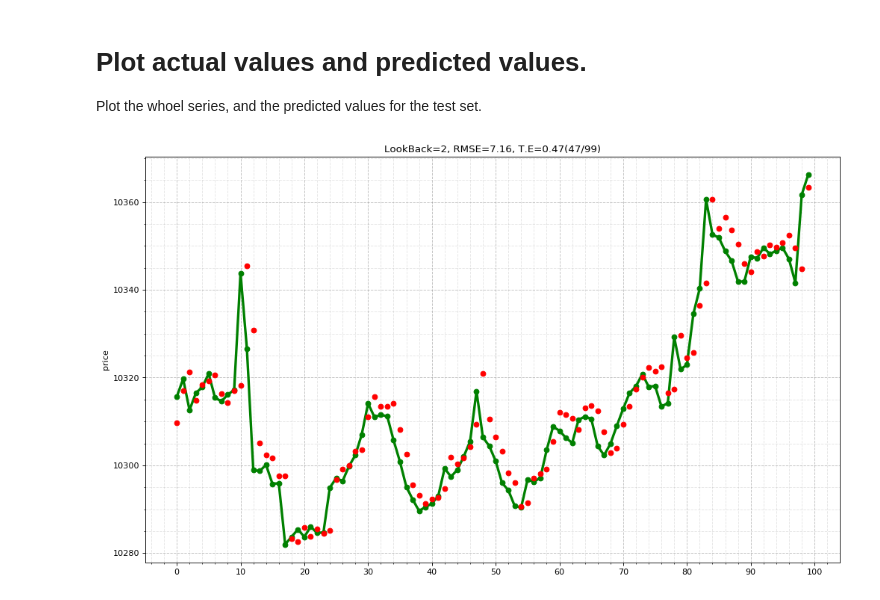
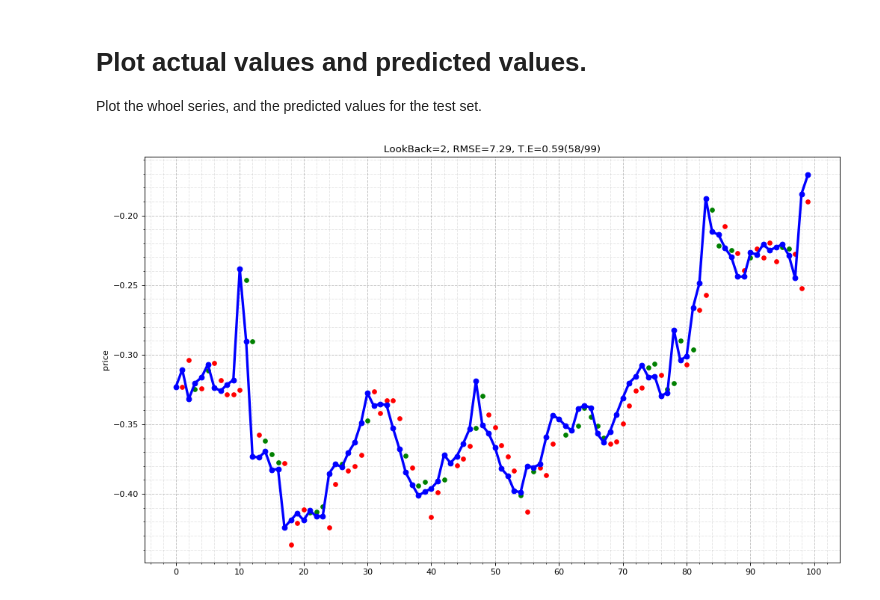
Before and after one commit to renero/sailboatsfactory, a Jupyter notebook: notebooks/experimental/lstm ibex params.ipynb, the cells around one changed output. Cells and saved outputs as stored; diff of their text form; code cells hidden in the pictures.

```diff
--- a/notebooks/experimental/lstm ibex params.ipynb
+++ b/notebooks/experimental/lstm ibex params.ipynb
@@ -31,18 +29,16 @@ def set_parameters():
     params = dict()
     params['file_path'] = '~/Documents/SideProjects/sailboatsfactory/data/ibex_1.csv'
     params['scaler'] = MinMaxScaler(feature_range=(-1, 1))
-
     params['lstm_stateful'] = True
     params['lstm_shuffle'] = True
     params['lstm_loss'] = 'mae'
     params['lstm_optimizer'] = 'adam'
     params['lstm_num_epochs'] = 50
-    params['lstm_batch_size'] = 50
+    params['lstm_batch_size'] = 100
     params['look_back'] = 2
     params['look_forward'] = 1
-
-    params['test_numbatches'] = 2
-    params['keras_verbose_level'] = 2
+    params['test_numbatches'] = 1
+    params['keras_verbose_level'] = 0
     params['delimiter'] = ';'
     params['columNames'] = ['price','var-1','var-2','var-3','var-4','var-5','var-6','var-7',
                           'var-8','var-9','var-10','var-11','var-12','var-13','var-14','var-15']
@@ -261,6 +256,7 @@ def run_pipeline(params):
 params = set_parameters()
 raw_dataset = read_dataset(params)
 adjust_parameters(params)
+
 prepared_dataset = scale_reframe_drop(raw_dataset, params)
 # split dataset intraining and test
 train_X, train_y, test_X, test_y = split_train_test(prepared_dataset, params)
@@ -268,7 +264,8 @@ train_X, train_y, test_X, test_y = split_train_test(prepared_dataset, params)
 model, history = train_model(train_X, train_y, test_X, test_y, params)
 plot_model_training(history)
 # Make a prediction with the model and invert the actual test Y set.
-inv_yhat = predict(model, test_X, params, invert=True)
+yhat = predict(model, test_X, params, invert=False)
+inv_yhat = invert_Y(test_X, yhat, params)
 inv_y = invert_Y(test_X, test_y, params)
 # Compute the errors
 rmse, trend_error = compute_error(inv_y, inv_yhat)
@@ -317,33 +314,44 @@ def setup_plot(title, num_rows=1, num_cols=1):
     plt.title(title)
 
 
-def plot_prediction(inv_y, inv_yhat, title='', timespan_length=0, num_rows=1, num_cols=1, plot_index=1):
+def plot_prediction(Y, Yhat, title='', timespan_length=0, num_rows=1, num_cols=1, plot_index=1):
     setup_plot(title, num_rows, num_cols)
 
     # timespanlength is the total size of the plot, in case we want to share the
     # plot with the training set. If set to zero, it can be easily computed as
     # the size of the Y or Y_hat sets.
     if timespan_length is 0:
-        timespan_length = inv_y.shape[0]
+        timespan_length = Y.shape[0]
 
     # place the values at the end of a large array (shifted by training samples elements)
     test_values = numpy.empty(timespan_length)
-    test_values[-(len(inv_y)):] = inv_y
-
-    # place the prediction as we did with test_values
-    predicted_values = numpy.empty(timespan_length)
-    predicted_values[-(len(inv_yhat)):] = inv_yhat
+    test_values[-(len(Y)):] = Y
 
     # Plot everything
     plt.subplot(num_rows, num_cols, plot_index)
-    plt.plot(test_values, marker='o', color='g', linewidth=3.0)
-    plt.plot(predicted_values, linestyle='None', marker='o', color='r', linewidth=1.0)
+
+    # place the prediction as we did with test_values
+    for idx in range(len(Yhat)-1):
+        idx += 1
+        x = idx
+        y = Yhat[idx]
+        yhat_trend = numpy.sign(Yhat[idx]-Y[idx-1])
+        y_trend = numpy.sign(Y[idx]-Y[idx-1])
+        error = int(yhat_trend != y_trend)
+        color = 'red' if error is 1 else 'green'
+        plt.plot([x], [y], marker='o', markersize=5, color=color)
+
+    #predicted_values = numpy.empty(timespan_length)
+    #predicted_values[-(len(Yhat)):] = Yhat
+
+    plt.plot(test_values, marker='o', color='b', linewidth=3.0)
+    #plt.plot(predicted_values, linestyle='None', marker='o', color='r', linewidth=1.0)
 
     # Print, if last plot or the only one.
     if num_rows is 1 and num_cols is 1:
         plt.show()
 # %%
-plot_prediction(y, yhat, title='LookBack={:d}, RMSE={:.02f}, T.E={:.02f}({:d}/{:d})'.
-              format(params['look_back'], rmse, (trend_error/(len(y)-1)), trend_error, len(y)-1))
+plot_prediction(test_y, yhat, title='LookBack={:d}, RMSE={:.02f}, T.E={:.02f}({:d}/{:d})'.
+              format(params['look_back'], rmse, (trend_error/(len(test_y)-1)), trend_error, len(test_y)-1))
 # %% [output]
-[figure, old version]
+[figure, new version]
```
Also changed, not shown: parts of 4 cells of this notebook.
